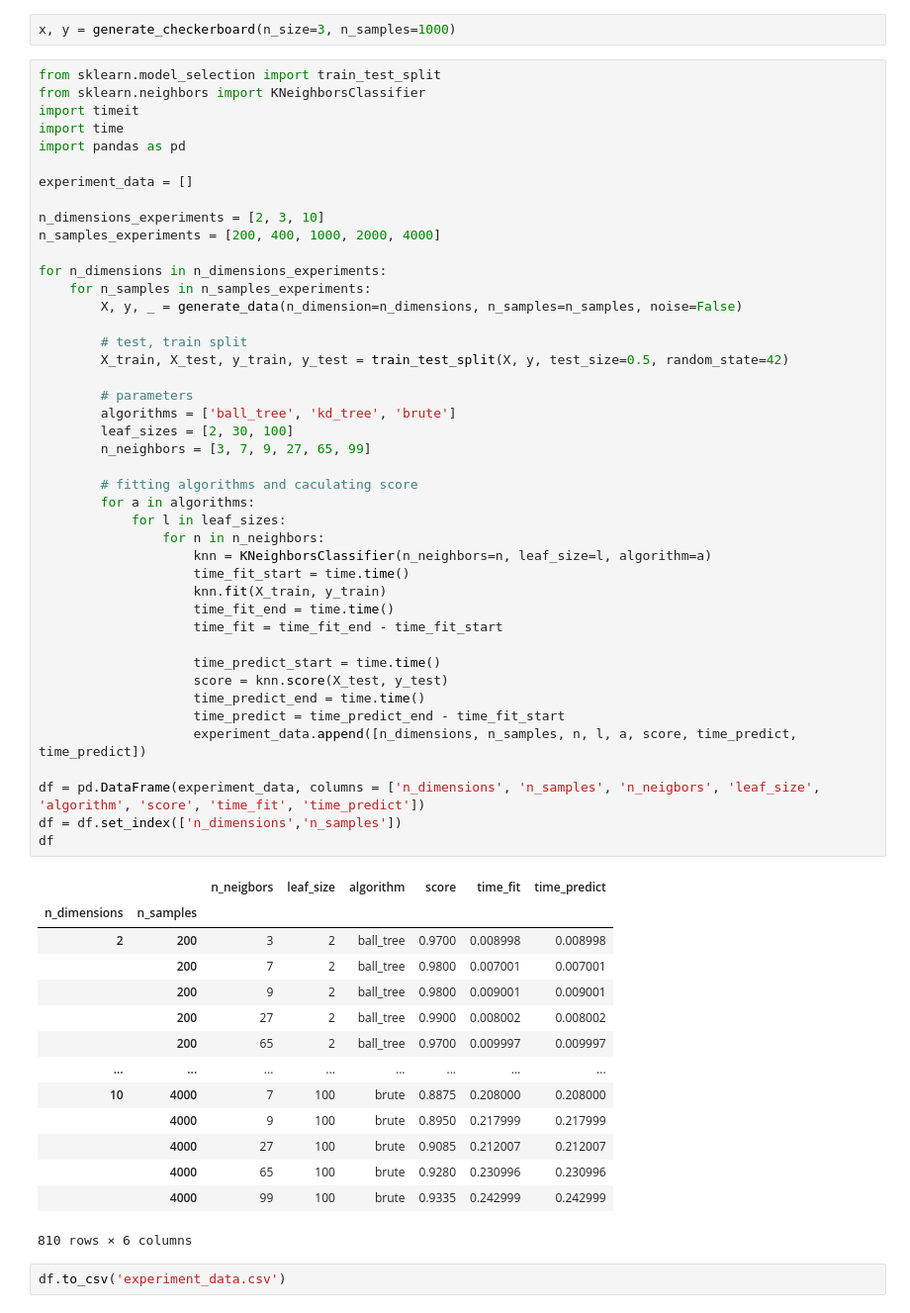
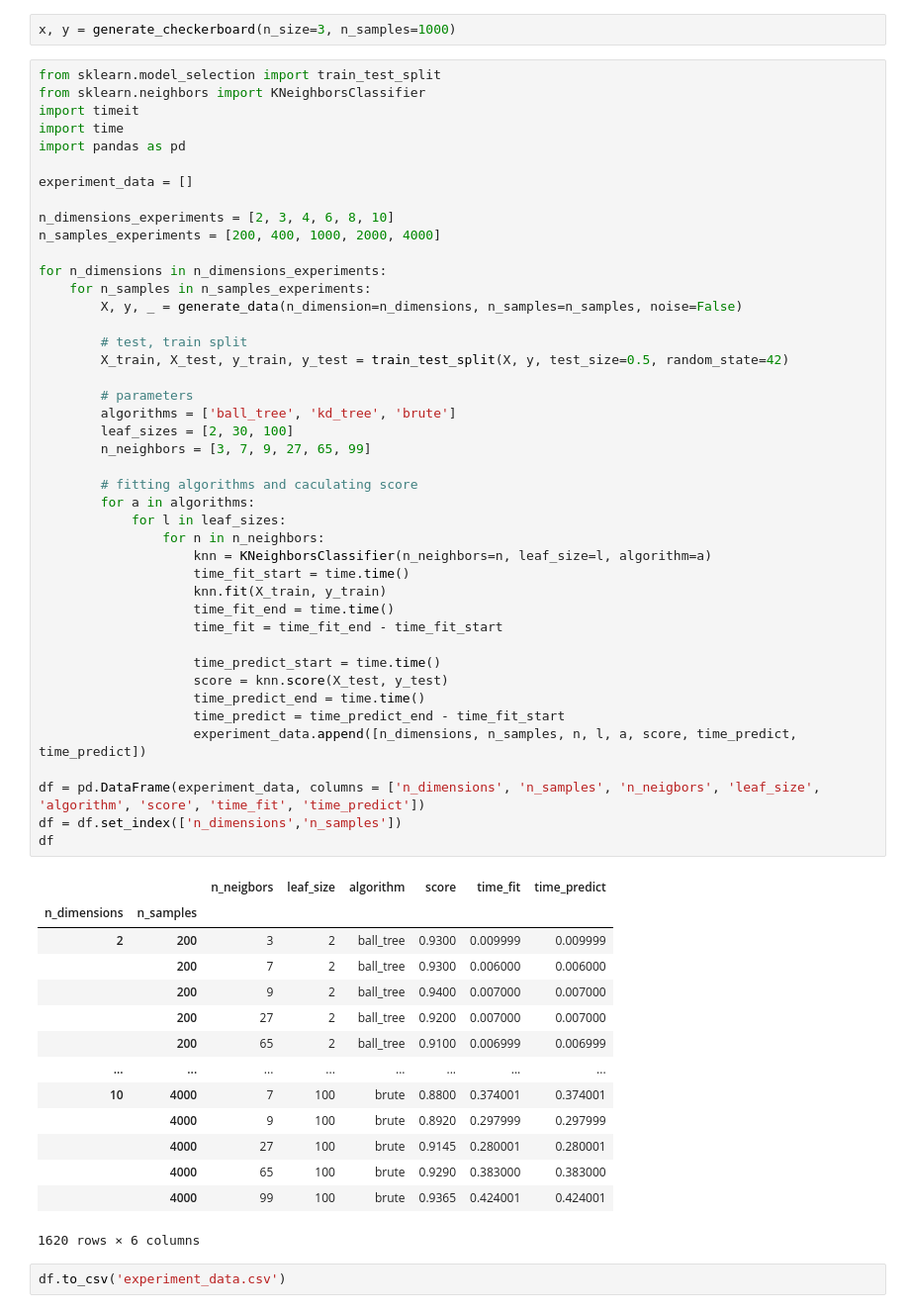
Before and after one commit to karlosos/data_mining, a Jupyter notebook: lab2/experiments.ipynb, the cells around one changed output. Shown at 99% size. Saved outputs shown, nothing was run; the diff lists cells and outputs as text.

```diff
--- a/lab2/experiments.ipynb
+++ b/lab2/experiments.ipynb
@@ -15,7 +15,7 @@ import pandas as pd
 
 experiment_data = []
 
-n_dimensions_experiments = [2, 3, 10]
+n_dimensions_experiments = [2, 3, 4, 6, 8, 10]
 n_samples_experiments = [200, 400, 1000, 2000, 4000]
 
 for n_dimensions in n_dimensions_experiments:
@@ -25,45 +25,45 @@ for n_dimensions in n_dimensions_experiments:
         # test, train split
         X_train, X_test, y_train, y_test = train_test_split(X, y, test_size=0.5, random_state=42)
 
         # parameters
         algorithms = ['ball_tree', 'kd_tree', 'brute']
         leaf_sizes = [2, 30, 100]
         n_neighbors = [3, 7, 9, 27, 65, 99]
 
         # fitting algorithms and caculating score
         for a in algorithms:
             for l in leaf_sizes:
                 for n in n_neighbors:
                     knn = KNeighborsClassifier(n_neighbors=n, leaf_size=l, algorithm=a)
                     time_fit_start = time.time()
                     knn.fit(X_train, y_train)
                     time_fit_end = time.time()
                     time_fit = time_fit_end - time_fit_start
 
                     time_predict_start = time.time()
                     score = knn.score(X_test, y_test)
                     time_predict_end = time.time()
                     time_predict = time_predict_end - time_fit_start
                     experiment_data.append([n_dimensions, n_samples, n, l, a, score, time_predict, time_predict])
 
 df = pd.DataFrame(experiment_data, columns = ['n_dimensions', 'n_samples', 'n_neigbors', 'leaf_size', 'algorithm', 'score', 'time_fit', 'time_predict'])
 df = df.set_index(['n_dimensions','n_samples'])
 df
 # %% [output]
 |  |  | n_neigbors | leaf_size | algorithm | score | time_fit | time_predict |
 | n_dimensions | n_samples |  |  |  |  |  |  |
-| 2 | 200 | 3 | 2 | ball_tree | 0.9700 | 0.008998 | 0.008998 |
-|  | 200 | 7 | 2 | ball_tree | 0.9800 | 0.007001 | 0.007001 |
-|  | 200 | 9 | 2 | ball_tree | 0.9800 | 0.009001 | 0.009001 |
-|  | 200 | 27 | 2 | ball_tree | 0.9900 | 0.008002 | 0.008002 |
-|  | 200 | 65 | 2 | ball_tree | 0.9700 | 0.009997 | 0.009997 |
+| 2 | 200 | 3 | 2 | ball_tree | 0.9300 | 0.009999 | 0.009999 |
+|  | 200 | 7 | 2 | ball_tree | 0.9300 | 0.006000 | 0.006000 |
+|  | 200 | 9 | 2 | ball_tree | 0.9400 | 0.007000 | 0.007000 |
+|  | 200 | 27 | 2 | ball_tree | 0.9200 | 0.007000 | 0.007000 |
+|  | 200 | 65 | 2 | ball_tree | 0.9100 | 0.006999 | 0.006999 |
 | ... | ... | ... | ... | ... | ... | ... | ... |
-| 10 | 4000 | 7 | 100 | brute | 0.8875 | 0.208000 | 0.208000 |
-|  | 4000 | 9 | 100 | brute | 0.8950 | 0.217999 | 0.217999 |
-|  | 4000 | 27 | 100 | brute | 0.9085 | 0.212007 | 0.212007 |
-|  | 4000 | 65 | 100 | brute | 0.9280 | 0.230996 | 0.230996 |
-|  | 4000 | 99 | 100 | brute | 0.9335 | 0.242999 | 0.242999 |
+| 10 | 4000 | 7 | 100 | brute | 0.8800 | 0.374001 | 0.374001 |
+|  | 4000 | 9 | 100 | brute | 0.8920 | 0.297999 | 0.297999 |
+|  | 4000 | 27 | 100 | brute | 0.9145 | 0.280001 | 0.280001 |
+|  | 4000 | 65 | 100 | brute | 0.9290 | 0.383000 | 0.383000 |
+|  | 4000 | 99 | 100 | brute | 0.9365 | 0.424001 | 0.424001 |
-810 rows × 6 columns
+1620 rows × 6 columns
 # %%
 df.to_csv('experiment_data.csv')
 # %%
```
Also changed, not shown: parts of 10 cells of this notebook, 4 other files.
